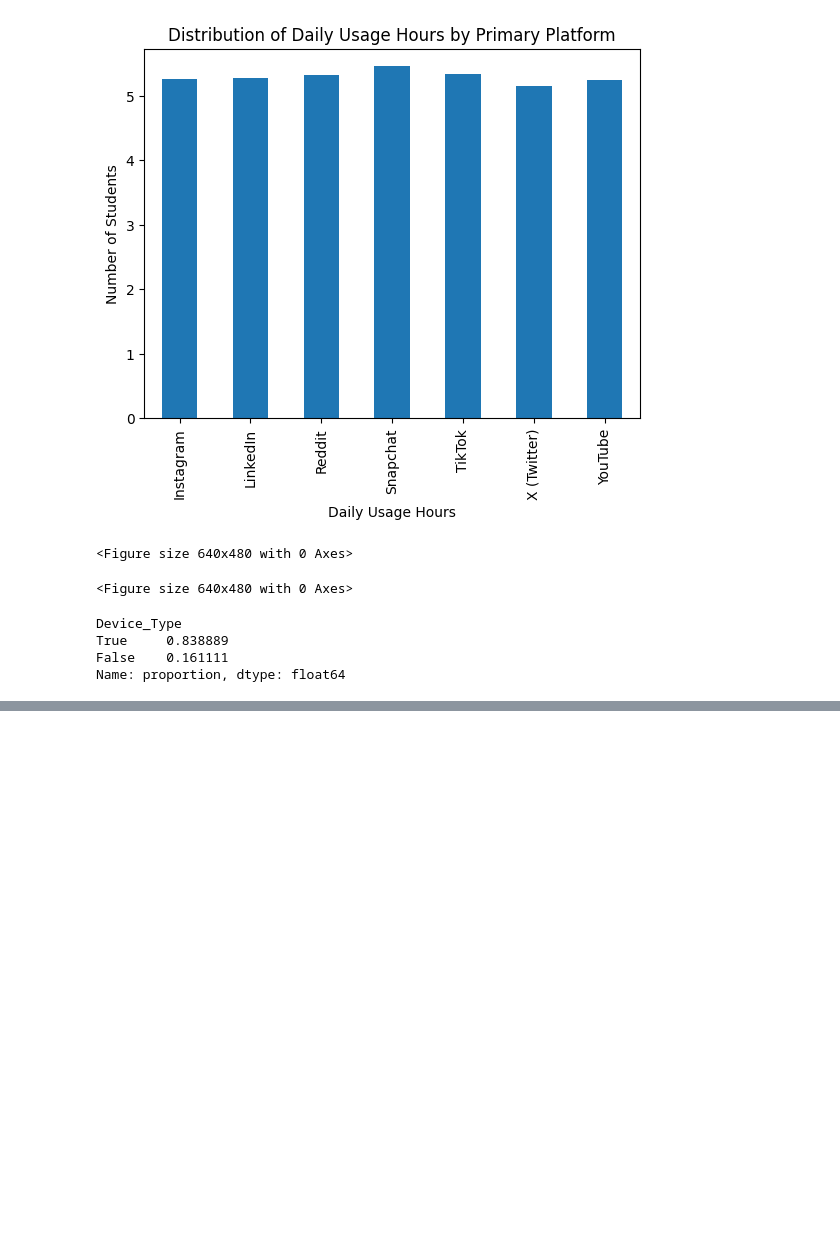
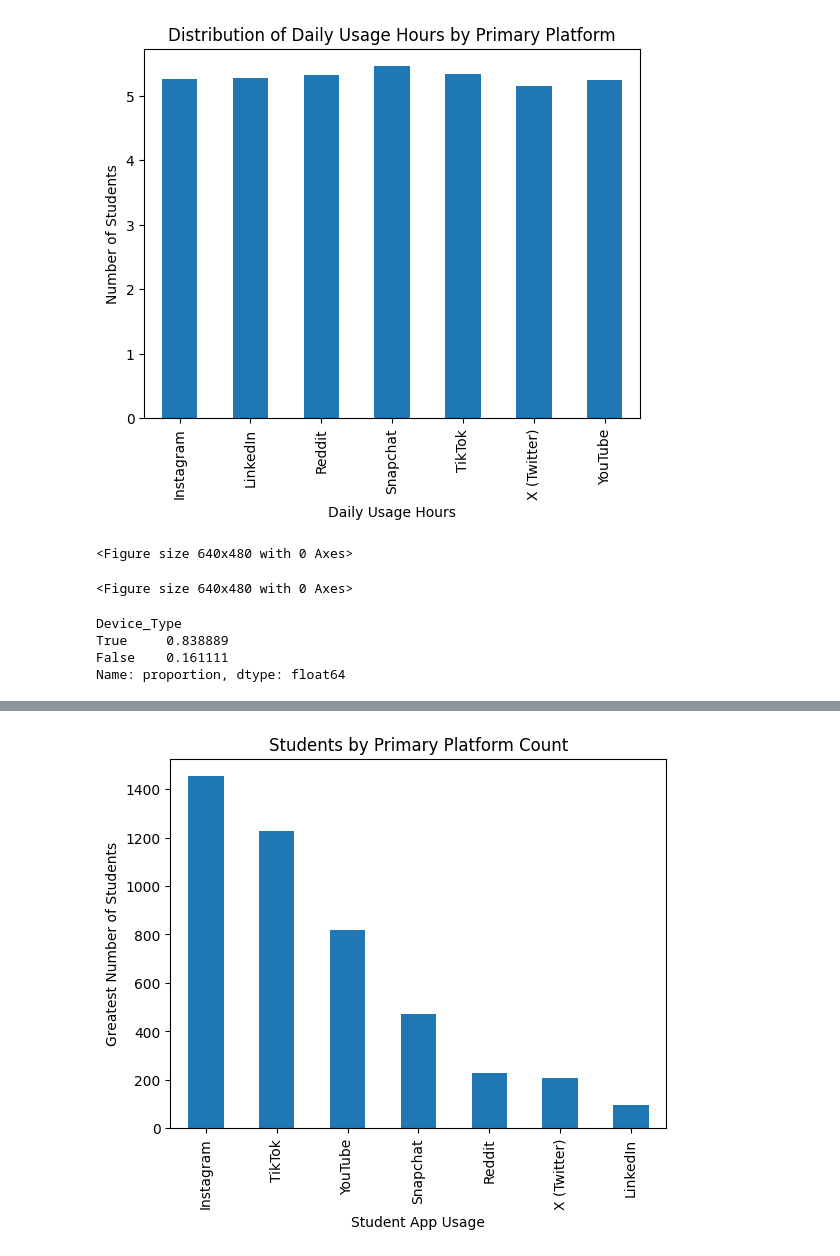
Before and after one commit to Innovators-for-Purpose/iFp-CS-Summer-Learning, a Jupyter notebook: Data-Analysis-Track/my-data-analysis.ipynb, the cells around one changed output, grey strips where cells are left out. Cells and saved outputs as stored; diff of their text form; code cells hidden in the pictures; blank space fills up the shorter version.

```diff
--- a/Data-Analysis-Track/my-data-analysis.ipynb
+++ b/Data-Analysis-Track/my-data-analysis.ipynb
@@ -1006,0 +1037,12 @@ Name: proportion, dtype: float64
+# %%
+Greg = df["Primary_Platform"].value_counts()
+
+Greg.plot(kind="bar")
+
+plt.title("Students by Primary Platform Count")
+plt.xlabel("Student App Usage")
+plt.ylabel("Greatest Number of Students")
+
+plt.show()
+# %% [output]
+[figure, added]
```
Also changed, not shown: parts of 5 cells of this notebook, 3 other files.
